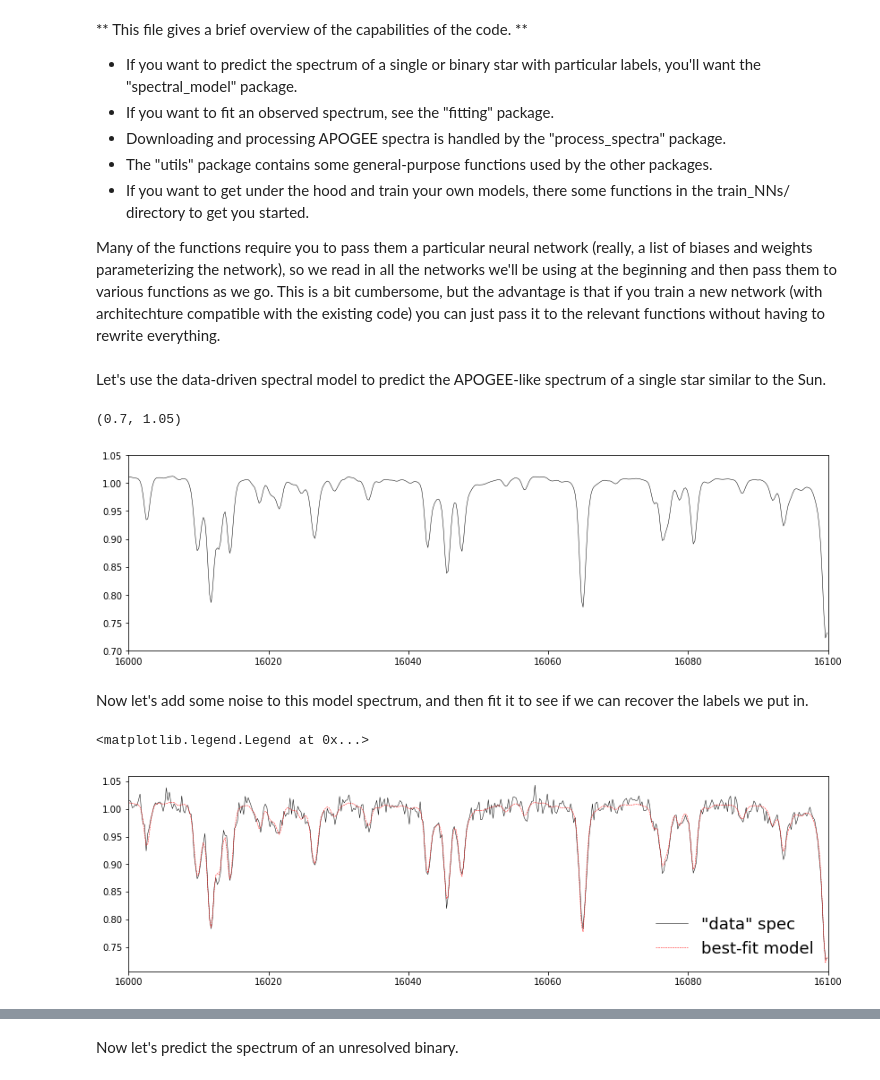
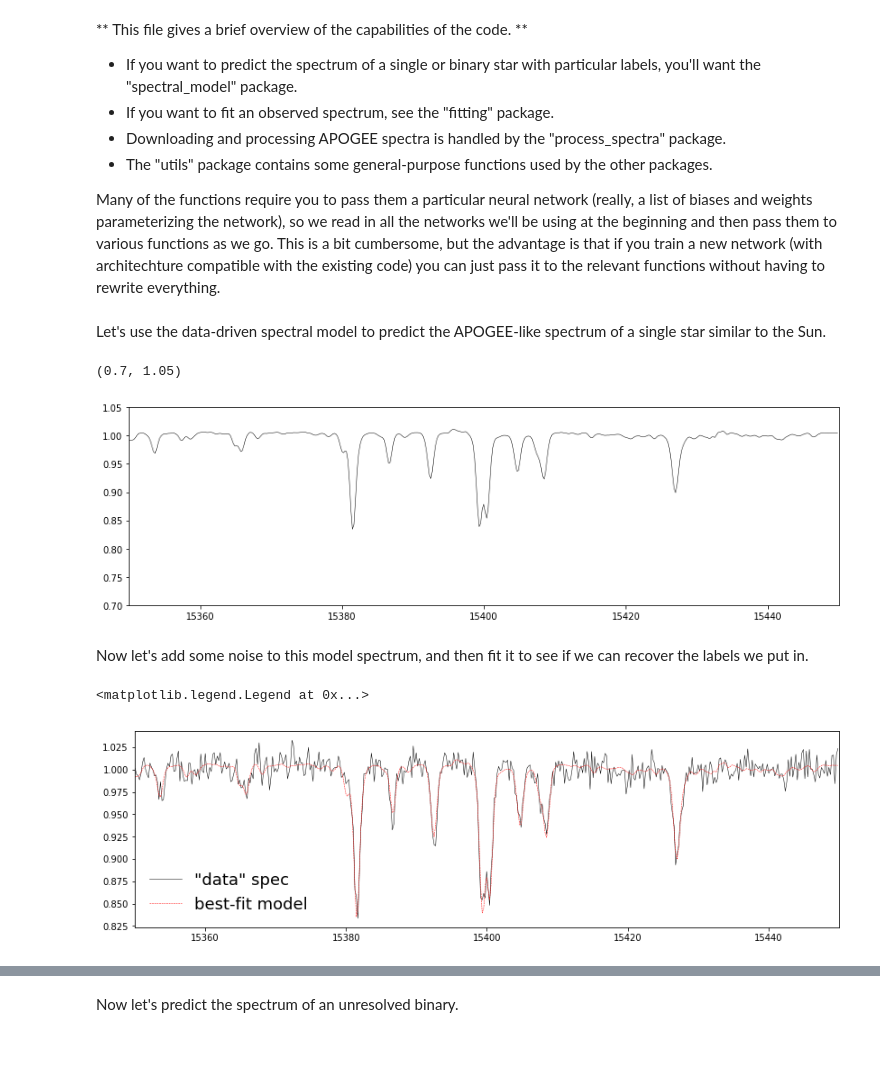
Before and after one commit to tingyuansen/binspec_plus, a Jupyter notebook: tutorial.ipynb, the cells around one changed output, grey strips where cells are left out. Drawn from its saved outputs; the diff is of its cells as text; code cells hidden in the pictures; blank space fills up the shorter version.

```diff
--- a/tutorial.ipynb
+++ b/tutorial.ipynb
@@ -5,7 +5,6 @@
 * If you want to fit an observed spectrum, see the "fitting" package.
 * Downloading and processing APOGEE spectra is handled by the "process_spectra" package.
 * The "utils" package contains some general-purpose functions used by the other packages.
-* If you want to get under the hood and train your own models, there some functions in the train_NNs/ directory to get you started.
 
 Many of the functions require you to pass them a particular neural network (really, a list of biases and weights parameterizing the network), so we read in all the networks we'll be using at the beginning and then pass them to various functions as we go. This is a bit cumbersome, but the advantage is that if you train a new network (with architechture compatible with the existing code) you can just pass it to the relevant functions without having to rewrite everything.
 # %%
@@ -31,22 +30,22 @@ Let's use the data-driven spectral model to predict the APOGEE-like spectrum of
 # %%
 spec_err = 1e-2*np.ones(len(wavelength))
 
 # for a single-star model, the format of "labels" is [Teff, logg, [Fe/H], [Mg/Fe], v_macro, v_los].
 real_labels = [5800, 4.44, 0, 0, 5, 10] # redshift by 10 km/s.
 real_spec = spectral_model.get_normalized_spectrum_single_star(labels = real_labels,
                 NN_coeffs_norm = NN_coeffs_norm, NN_coeffs_flux = NN_coeffs_flux,
                 spec_err = spec_err)
 
 # zoom in on a small region of the spectrum so we can see what's going on.
-lambda_min, lambda_max = 16000, 16100# for plotting
+lambda_min, lambda_max = 15350, 15450# for plotting
 m = (wavelength < lambda_max) & (wavelength > lambda_min)
 plt.figure(figsize=(14, 4))
 plt.plot(wavelength[m], real_spec[m], 'k', lw=0.5)
 plt.xlim(lambda_min, lambda_max)
 plt.ylim(0.7, 1.05)
 # %% [output]
 (0.7, 1.05)
-[figure, old version]
+[figure, new version]
 # %% [markdown]
 Now let's add some noise to this model spectrum, and then fit it to see if we can recover the labels we put in.
 # %%
@@ -64,7 +63,7 @@ plt.xlim(lambda_min, lambda_max)
 plt.legend(loc = 'best', frameon = False, fontsize = 18)
 # %% [output]
 <matplotlib.legend.Legend at 0x...>
-[figure, old version]
+[figure, new version]
 # %%
 # verify that our best-fit labels are close to what we put in.
 print(popt)
```
Also changed, not shown: parts of 16 cells of this notebook, 1 other file.
